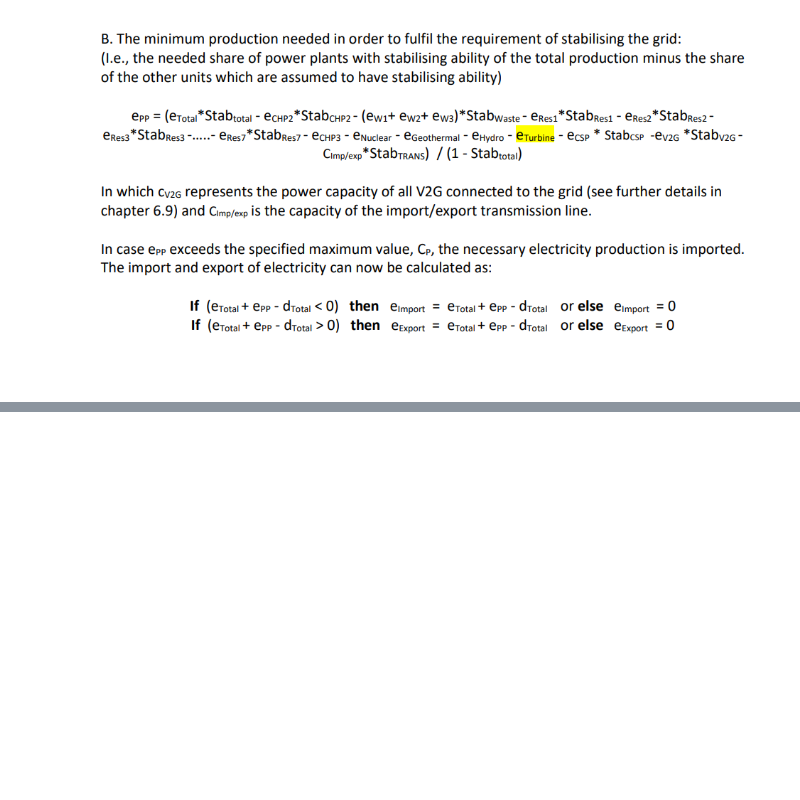
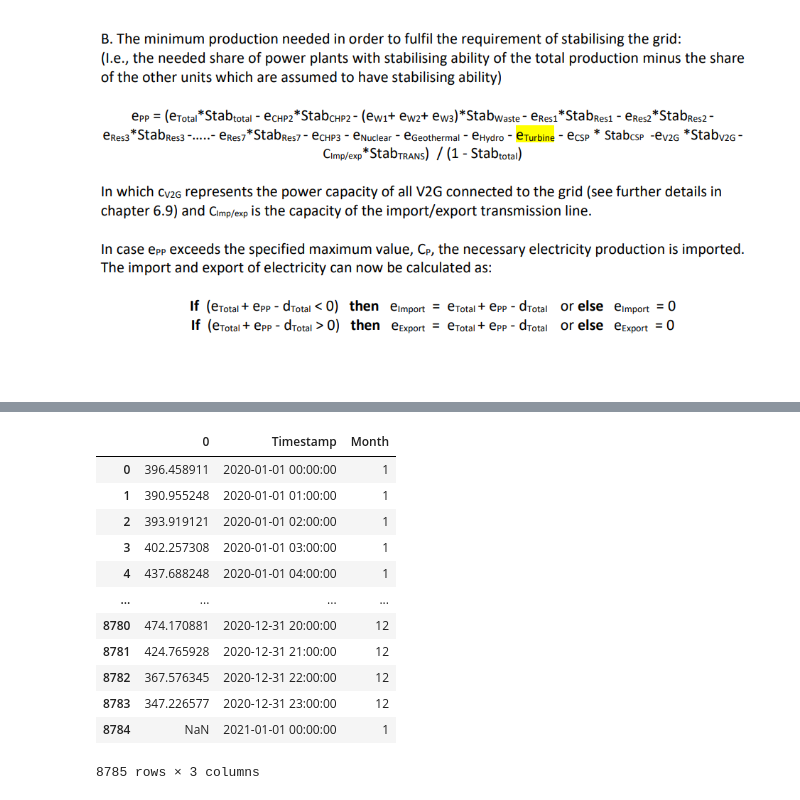
Before and after one commit to ehlimana/Electricity-analysis, a Jupyter notebook: EnergyPLAN_Calculation_validation.ipynb, the cells around one changed output, grey strips where cells are left out. Saved outputs shown, nothing was run; the diff lists cells and outputs as text; code cells hidden in the pictures; blank space fills up the shorter version.

```diff
--- a/EnergyPLAN_Calculation_validation.ipynb
+++ b/EnergyPLAN_Calculation_validation.ipynb
@@ -496,0 +528,3 @@ e_tot=e_solar_corr[0]+e_wind_corr[0]+e_river_corr[0]+e_hydro[0]+e_chp3[0]+e_turb
+# %%
+e_pp_1=pd.DataFrame(e_pp_1).assign(Timestamp=pd.date_range("2020-01-01 00:00:00","2021-01-01 00:00:00", freq="1H"))
+e_pp_1["Month"]=e_pp_1["Timestamp"].dt.month
@@ -496,0 +554,4 @@ e_tot=e_solar_corr[0]+e_wind_corr[0]+e_river_corr[0]+e_hydro[0]+e_chp3[0]+e_turb
+# %%
+e_pp_2=pd.DataFrame((0.98*e_tot-e_solar_corr[0]-e_wind_corr[0]-e_river_corr[0]-e_hydro[0]-e_chp3[0]-e_turbine-2100*0.3)/(1-0.98))
+# %%
+e_pp_2.loc[e_pp_2[0]<0,0]=0
@@ -496,0 +562,2 @@ e_tot=e_solar_corr[0]+e_wind_corr[0]+e_river_corr[0]+e_hydro[0]+e_chp3[0]+e_turb
+# %%
+e_pp_1[0]=[max((e_pp_1.loc[i,0]),(e_pp_2.loc[i,0])) for i in range(len(e_pp_1[0]))]
@@ -498,0 +850,16 @@ check1=e_tot+e_pp-d_tot
+# %%
+e_pp_1
+# %% [output]
+|  | 0 | Timestamp | Month |
+| 0 | 396.458911 | 2020-01-01 00:00:00 | 1 |
+| 1 | 390.955248 | 2020-01-01 01:00:00 | 1 |
+| 2 | 393.919121 | 2020-01-01 02:00:00 | 1 |
+| 3 | 402.257308 | 2020-01-01 03:00:00 | 1 |
+| 4 | 437.688248 | 2020-01-01 04:00:00 | 1 |
+| ... | ... | ... | ... |
+| 8780 | 474.170881 | 2020-12-31 20:00:00 | 12 |
+| 8781 | 424.765928 | 2020-12-31 21:00:00 | 12 |
+| 8782 | 367.576345 | 2020-12-31 22:00:00 | 12 |
+| 8783 | 347.226577 | 2020-12-31 23:00:00 | 12 |
+| 8784 | NaN | 2021-01-01 00:00:00 | 1 |
+8785 rows × 3 columns
```
Also changed, not shown: parts of 51 cells of this notebook.
